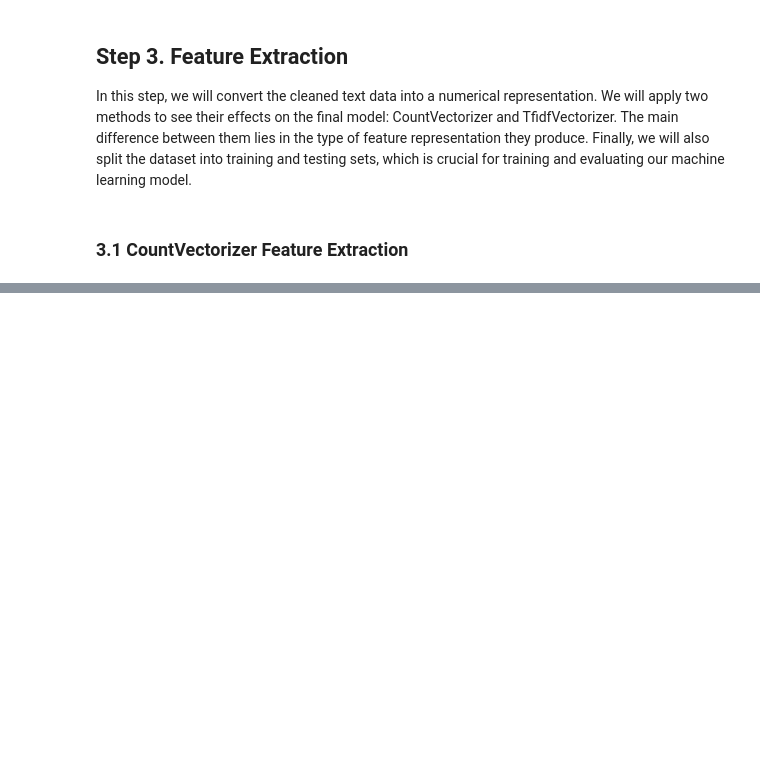
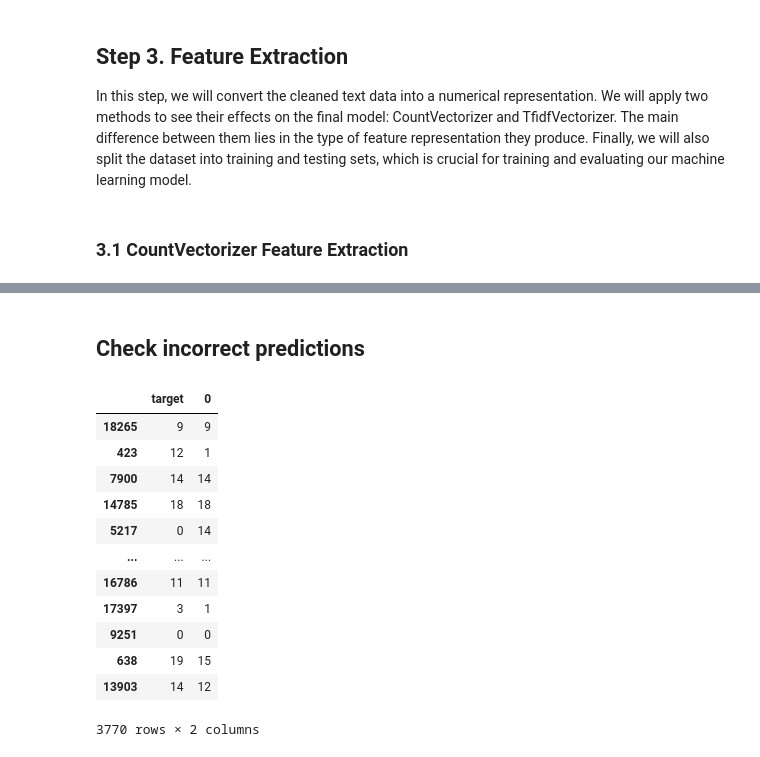
Before and after one commit to MylesFestus/Newsgroup-NLP, a Jupyter notebook: notebook/main.ipynb, the cells around one changed output, grey strips where cells are left out. Saved outputs shown, nothing was run; the diff lists cells and outputs as text; code cells hidden in the pictures; blank space fills up the shorter version.

Commit message:
scripts and model

```diff
--- a/notebook/main.ipynb
+++ b/notebook/main.ipynb
@@ -168,0 +209,5 @@ Test data size: 3770
+# %%
+model = MultinomialNB()
+# %%
+# Fit model on train set
+model.fit(X_train_counts, y_train)
@@ -168,0 +216,3 @@ Test data size: 3770
+# %%
+# Make predictions on test data
+y_pred = model.predict(X_test_counts)
@@ -168,0 +241,20 @@ Test data size: 3770
+# %% [markdown]
+## Check incorrect predictions
+# %%
+y_pred = pd.Series(index=y_test.index, data=y_pred)
+# %%
+pd.concat([y_test, y_pred], axis=1)
+# %% [output]
+|  | target | 0 |
+| 18265 | 9 | 9 |
+| 423 | 12 | 1 |
+| 7900 | 14 | 14 |
+| 14785 | 18 | 18 |
+| 5217 | 0 | 14 |
+| ... | ... | ... |
+| 16786 | 11 | 11 |
+| 17397 | 3 | 1 |
+| 9251 | 0 | 0 |
+| 638 | 19 | 15 |
+| 13903 | 14 | 12 |
+3770 rows × 2 columns
```
Also changed, not shown: parts of 19 cells of this notebook, 6 other files.
